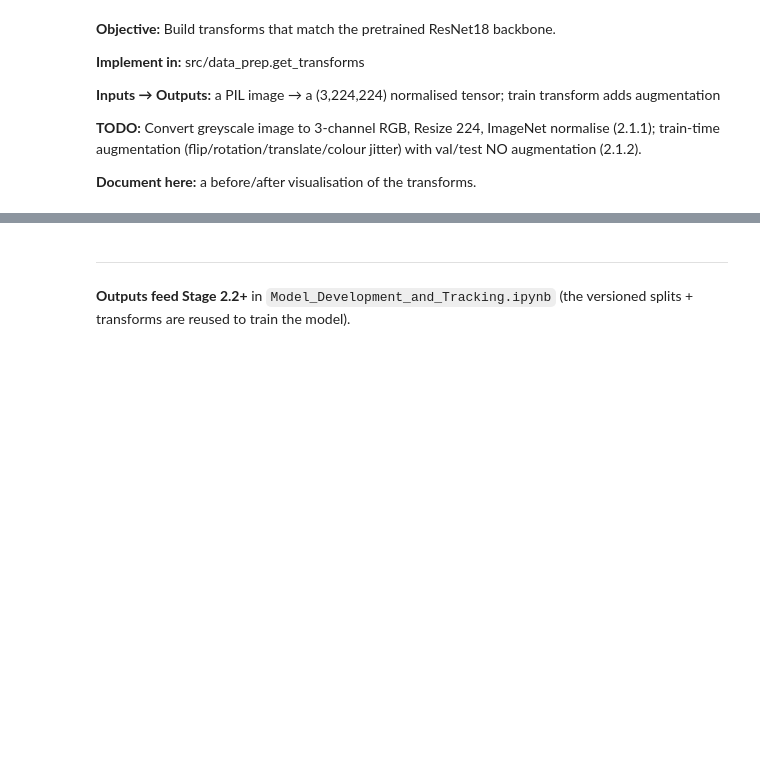
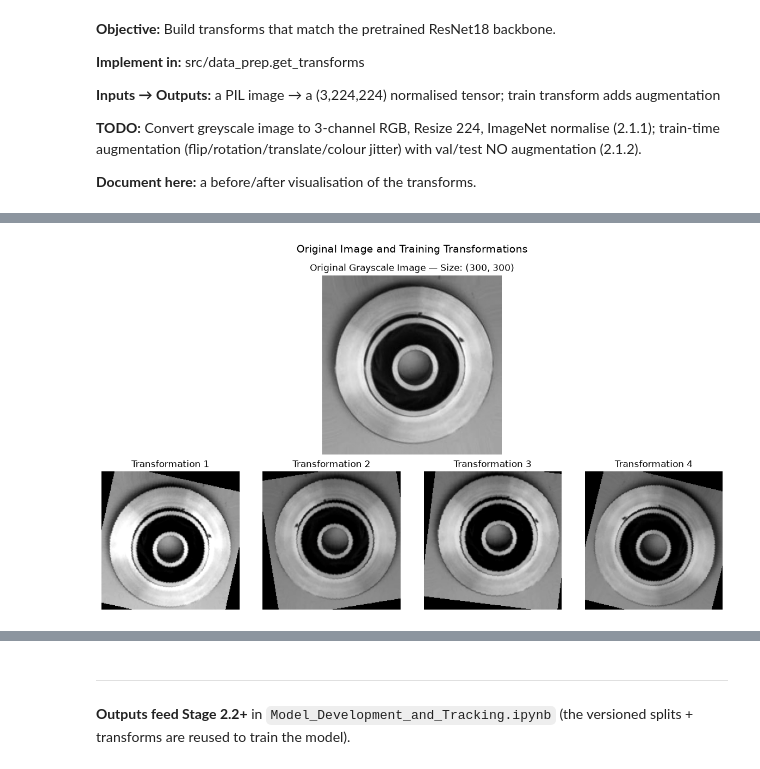
Before and after one commit to narendhar007/capstone, a Jupyter notebook: Data_Preparation.ipynb, the cells around one changed output, grey strips where cells are left out. Drawn from its saved outputs; the diff is of its cells as text; code cells hidden in the pictures; blank space fills up the shorter version.

```diff
--- a/Data_Preparation.ipynb
+++ b/Data_Preparation.ipynb
@@ -628,0 +1005,74 @@ reproducibility.
+# %%
+#Function to convert a tensor to an image for visualization.
+def tensor_to_image(tensor):
+    """Reverse ImageNet normalisation for display."""
+    mean = torch.tensor(
+        config.IMAGENET_MEAN
+    ).view(3, 1, 1)
+
+    std = torch.tensor(
+        config.IMAGENET_STD
+    ).view(3, 1, 1)
+
+    image = tensor.cpu() * std + mean
+    image = image.clamp(0, 1)
+
+    return image.permute(1, 2, 0).numpy()
+# %%
+#Visualize the original grayscale image and the processed tensor after applying the training transformation,
+with Image.open(sample_path) as image:
+    grayscale_image = image.convert("L")
+
+fig = plt.figure(figsize=(12, 7))
+
+# Create a 2-row × 4-column layout
+grid = fig.add_gridspec(
+    nrows=2,
+    ncols=4,
+    height_ratios=[1.3, 1],
+)
+
+# First row: original grayscale image spanning all four columns
+original_axis = fig.add_subplot(grid[0, :])
+
+original_axis.imshow(
+    grayscale_image,
+    cmap="gray",
+)
+
+original_axis.set_title(
+    f"Original Grayscale Image — Size: {grayscale_image.size}"
+)
+original_axis.axis("off")
+
+# Second row: four transformed images
+for index in range(4):
+    axis = fig.add_subplot(grid[1, index])
+
+    # Produce different but repeatable augmentations
+    torch.manual_seed(
+        config.RANDOM_SEED + index
+    )
+
+    transformed_tensor = train_transform(
+        grayscale_image
+    )
+
+    axis.imshow(
+        tensor_to_image(transformed_tensor)
+    )
+
+    axis.set_title(
+        f"Transformation {index + 1}"
+    )
+    axis.axis("off")
+
+fig.suptitle(
+    "Original Image and Training Transformations",
+    fontsize=14,
+)
+
+plt.tight_layout()
+plt.show()
+# %% [output]
+[figure, added]
```
Also changed, not shown: parts of 17 cells of this notebook, 1 other file.
